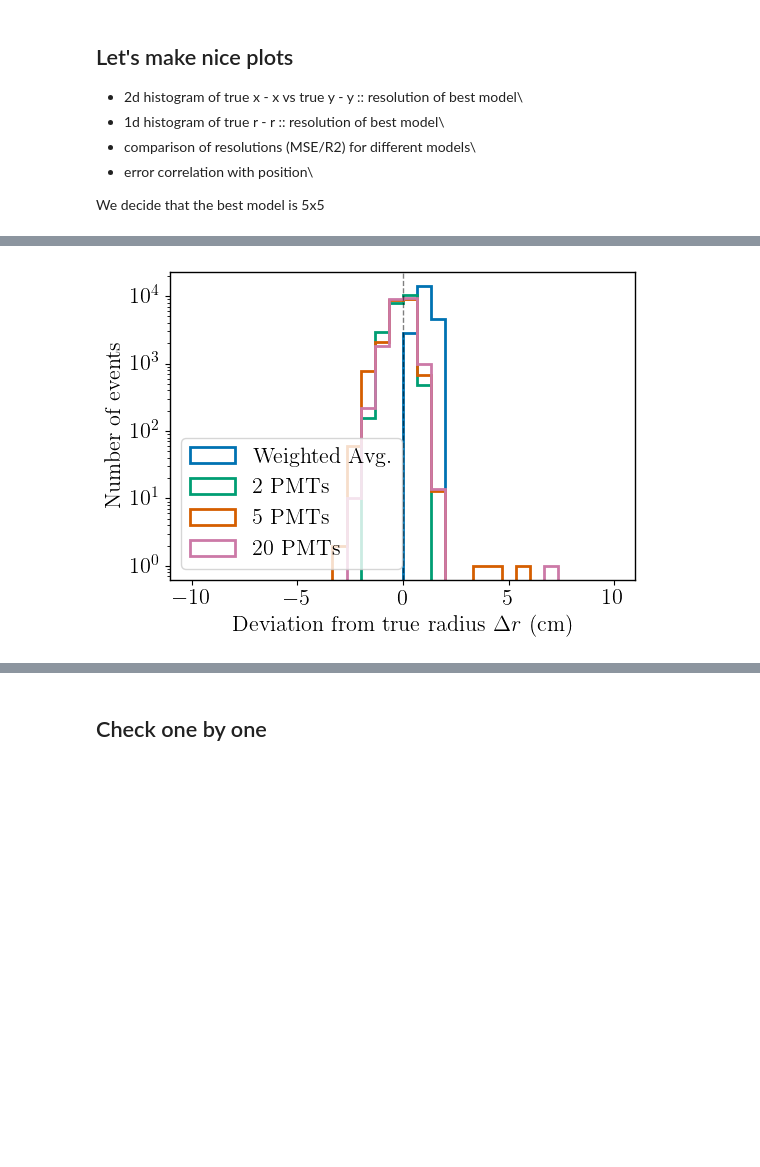
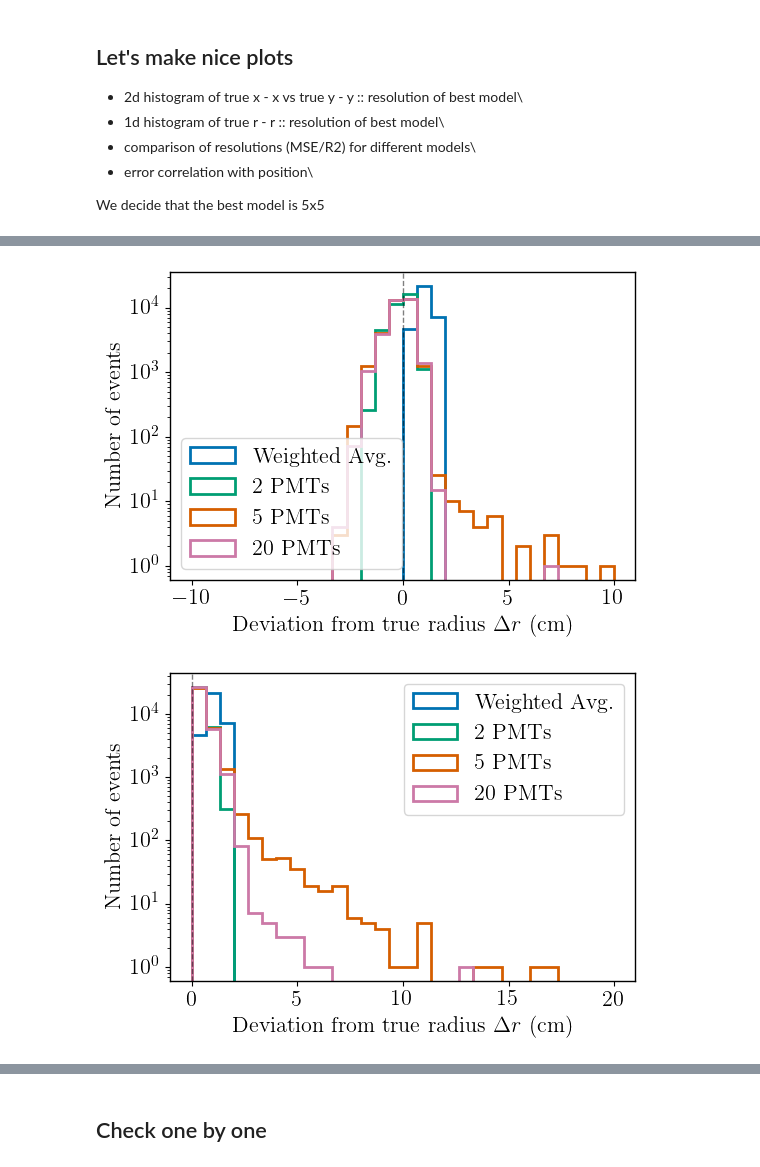
Before and after one commit to acolijn/OptoSim, a Jupyter notebook: notebook/results/Results.ipynb, the cells around one changed output, grey strips where cells are left out. Drawn from its saved outputs; the diff is of its cells as text; code cells hidden in the pictures; blank space fills up the shorter version.

```diff
--- a/notebook/results/Results.ipynb
+++ b/notebook/results/Results.ipynb
@@ -175,10 +175,6 @@ true_pos = e.data_dict['true_position']
 fine_top = e.data_dict['fine_top']
 top = e.data_dict['pmt_top']
 n_true_photon = e.data_dict['nphoton']
-
-# transpose every element of top. So not top itself but every element of top
-top = np.array([np.transpose(t) for t in top])
-fine_top = np.array([np.transpose(t) for t in fine_top])
 # %%
 len(true_pos)
 # %% [output]
@@ -187,7 +183,7 @@ len(true_pos)
 # Apply a mask here
 
 # number of photons in pmt_top is > 100
-mask = n_true_photon >= 5000
+mask = n_true_photon >= 0
 
 true_pos = true_pos[mask]
 fine_top = fine_top[mask]
@@ -318,6 +314,3 @@ Reading model model_17x17_mc0010.pkl
 Reading model model_18x18_mc0010.pkl
 Reading model model_19x19_mc0010.pkl
 Reading model model_20x20_mc0010.pkl
-# %%
-mask = np.sum(X_test, axis=(1, 2)) > 0
-mask
@@ -530,34 +517,40 @@ def plot_histogram(data_list, labels, xlabel, ylabel, range=None, n_bins=30, log
     fig, ax = plt.subplots(1, 1, figsize=(6, 4))
 
     for data, label in zip(data_list, labels):
         plt.hist(
             data,
             bins=n_bins,
             range=range,
             label=label,
             histtype="step",
             linewidth=2,
         )
 
     plt.axvline(0, color="black", linestyle="--", linewidth=1, alpha=0.5)
     plt.xlabel(xlabel)
     plt.ylabel(ylabel)
     plt.legend()
 
     if log_scale:
         plt.yscale('log')
 
     if save_path:
         plt.savefig(save_path)
 
     plt.show()
 
 # Usage
 values = [wa_dr, stupid_dr, dr, finest_dr]
 labels = ["Weighted Avg.", f"{_stupid_pmts} PMTs", f"{_pmts} PMTs", f"{_finest_pmts} PMTs"]
 plot_histogram(values, labels, "Deviation from true radius $\Delta r$ (cm)", "Number of events", range=(-10,10), log_scale=True, save_path=f"dr_per_model_{run_id}.png")
+
+
+values = [wa_dist, stupid_model_dist, dist, finest_model_dist]
+labels = ["Weighted Avg.", f"{_stupid_pmts} PMTs", f"{_pmts} PMTs", f"{_finest_pmts} PMTs"]
+plot_histogram(values, labels, "Deviation from true radius $\Delta r$ (cm)", "Number of events", range=(0,20), log_scale=True, save_path=f"dr_per_model_{run_id}.png")
 # %% [output]
-[figure, old version]
+[figure, new version]
+[figure, added]
 # %%
 import numpy as np
 import matplotlib.pyplot as plt
```
Also changed, not shown: parts of 13 cells of this notebook, 1 other file.
